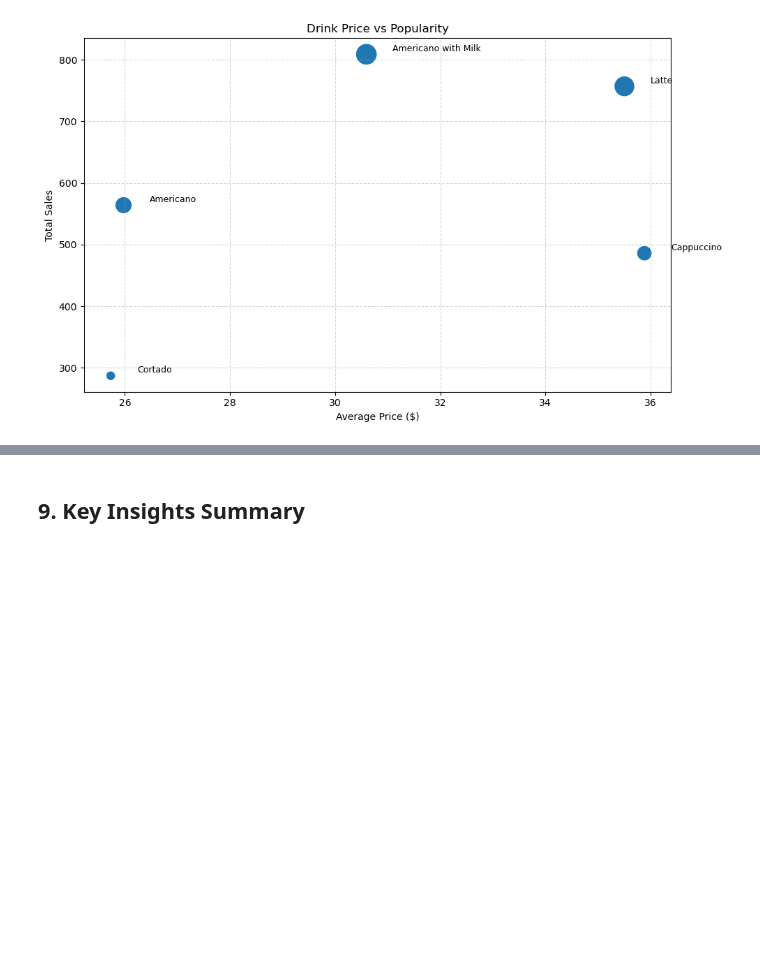
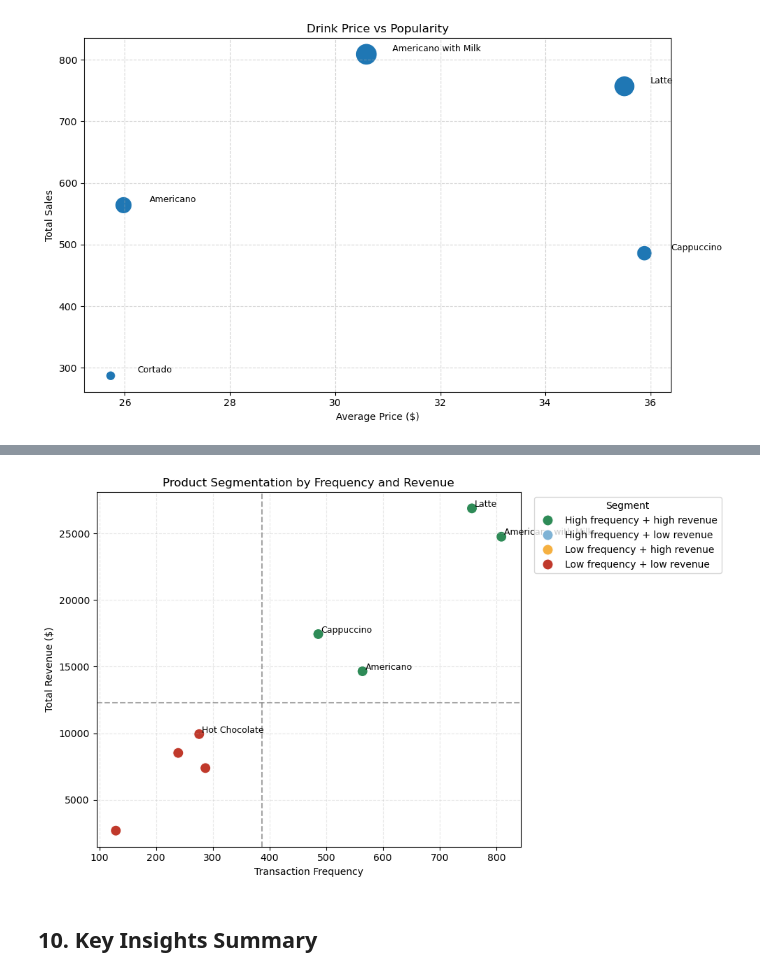
Before and after one commit to Laura7797/Coffee-sales, a Jupyter notebook: notebooks/notebook.ipynb, the cells around one changed output, grey strips where cells are left out. Drawn from its saved outputs; the diff is of its cells as text; code cells hidden in the pictures; blank space fills up the shorter version.

```diff
--- a/notebooks/notebook.ipynb
+++ b/notebooks/notebook.ipynb
@@ -390,0 +429,70 @@ Highest monthly revenue: Mar ($15891.64)
+# %%
+# 9.1 Product segmentation by frequency and revenue
+product_segmentation = (
+    df.groupby('coffee_name', as_index=False)
+    .agg(
+        transaction_frequency=('coffee_name', 'size'),
+        total_revenue=('money', 'sum'),
+        avg_revenue_per_transaction=('money', 'mean')
+    )
+    .sort_values(['total_revenue', 'transaction_frequency'], ascending=False)
+)
+
+frequency_median = product_segmentation['transaction_frequency'].median()
+revenue_median = product_segmentation['total_revenue'].median()
+
+segment_order = [
+    'High frequency + high revenue',
+    'High frequency + low revenue',
+    'Low frequency + high revenue',
+    'Low frequency + low revenue'
+]
+
+
+def assign_segment(row):
+    frequency_label = 'High frequency' if row['transaction_frequency'] >= frequency_median else 'Low frequency'
+    revenue_label = 'high revenue' if row['total_revenue'] >= revenue_median else 'low revenue'
+    return f'{frequency_label} + {revenue_label}'
+
+
+product_segmentation['segment'] = product_segmentation.apply(assign_segment, axis=1)
+product_segmentation['segment'] = pd.Categorical(product_segmentation['segment'], categories=segment_order, ordered=True)
+product_segmentation = product_segmentation.sort_values(['segment', 'total_revenue'], ascending=[True, False])
+
+segment_counts = (
+    product_segmentation['segment']
+    .value_counts(dropna=False)
+    .reindex(segment_order, fill_value=0)
+    .rename_axis('segment')
+    .reset_index(name='product_count')
+)
+
+print('Product segmentation summary:')
+print(product_segmentation[['coffee_name', 'transaction_frequency', 'total_revenue', 'avg_revenue_per_transaction', 'segment']])
+print('\nProducts per segment:')
+print(segment_counts)
+
+label_products = product_segmentation.nlargest(5, 'total_revenue')
+
+plt.figure(figsize=(10, 6))
+sns.scatterplot(
+    data=product_segmentation,
+    x='transaction_frequency',
+    y='total_revenue',
+    hue='segment',
+    hue_order=segment_order,
+    palette=['#2E8B57', '#7FB3D5', '#F5B041', '#C0392B'],
+    s=120
+)
+plt.axvline(frequency_median, linestyle='--', color='grey', alpha=0.7)
+plt.axhline(revenue_median, linestyle='--', color='grey', alpha=0.7)
+for _, row in label_products.iterrows():
+    plt.text(row['transaction_frequency'] + 5, row['total_revenue'] + 120, row['coffee_name'], fontsize=9)
+plt.title('Product Segmentation by Frequency and Revenue')
+plt.xlabel('Transaction Frequency')
+plt.ylabel('Total Revenue ($)')
+plt.legend(title='Segment', bbox_to_anchor=(1.02, 1), loc='upper left')
+plt.grid(True, linestyle='--', alpha=0.3)
+save_current_figure('product_segmentation_frequency_revenue.png')
+plt.show()
+# %% [output]
@@ -391,3 +516,4 @@ Highest monthly revenue: Mar ($15891.64)
+[figure, added]
 # %% [markdown]
-## 9. Key Insights Summary
+## 10. Key Insights Summary
 # %%
```
Also changed, not shown: parts of 7 cells of this notebook, 6 other files.
